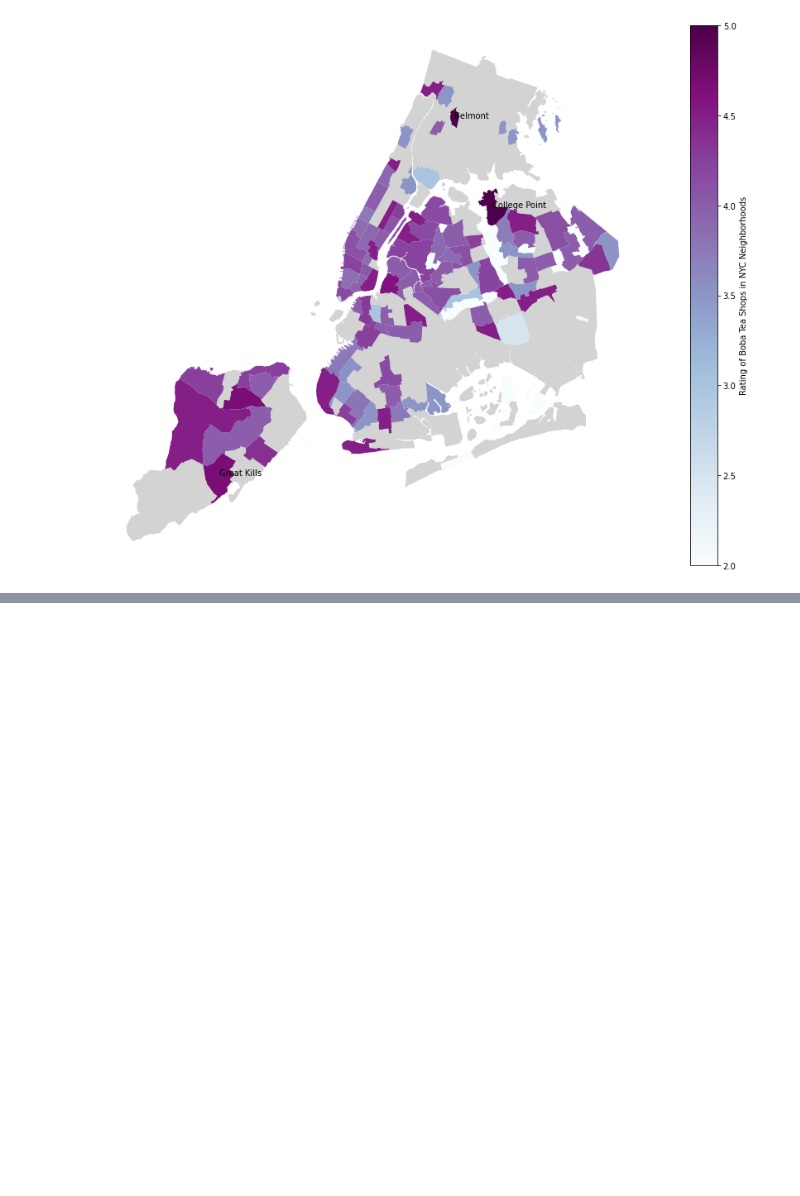
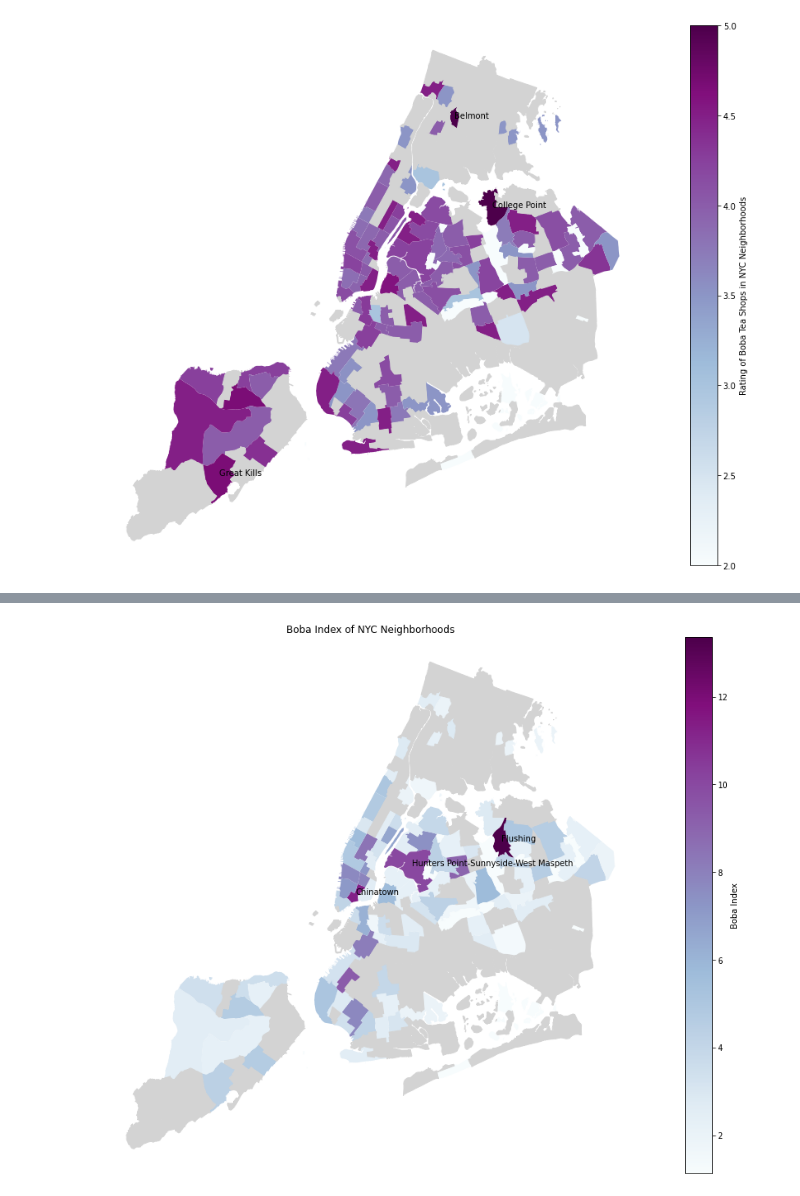
Before and after one commit to mebauer/boba-nyc, a Jupyter notebook: teabook/boba-maps-nyc.ipynb, the cells around one changed output, grey strips where cells are left out. Saved outputs shown, nothing was run; the diff lists cells and outputs as text; code cells hidden in the pictures; blank space fills up the shorter version.

```diff
--- a/teabook/boba-maps-nyc.ipynb
+++ b/teabook/boba-maps-nyc.ipynb
@@ -218,0 +298,6 @@ ax[1].set_axis_off()
+# %%
+# sum up the (rating * review_count) by neighborhood
+nt_raterev2 = join_df2.groupby(by='ntaname')['rate_rev'].sum().sort_values(ascending=True)
+nt_raterev2 = nt_raterev2.reset_index()
+nt_raterev2.columns = ['ntaname','rate_rev']
+nt_raterev2.head()
@@ -218,0 +311,9 @@ ax[1].set_axis_off()
+# %%
+# merge to the neighborhood geodataframe
+group_nt_gdf2 = group_nt_gdf2.merge(nt_count, how='left', left_on='ntaname', right_on='ntaname')
+group_nt_gdf2 = group_nt_gdf2.merge(nt_rating, how='left', left_on='ntaname', right_on='ntaname')
+group_nt_gdf2 = group_nt_gdf2.merge(nt_revcount, how='left', left_on='ntaname', right_on='ntaname')
+
+group_nt_gdf2 = group_nt_gdf2.merge(nt_raterev2, how='left', left_on='ntaname', right_on='ntaname')
+
+group_nt_gdf2.head()
@@ -218,0 +329,14 @@ ax[1].set_axis_off()
+# %%
+group_nt_gdf2['boba_index'] = (
+
+    # review counts-weighted rating...
+    group_nt_gdf2['rate_rev']                        # sum of (rating * review counts) in neighborhood
+    / group_nt_gdf2['review_count']                  # / (the total review counts in neighborhood)
+
+    # consider competition...
+    * np.sqrt(group_nt_gdf2['counts'])               # * (square root of total boba shop count in neighborhood)
+    / (np.sqrt(group_nt_gdf2['counts'])).mean()      # / (mean of square root boba shop count in whole NYC)
+
+)
+
+group_nt_gdf2.head()
@@ -218,0 +350,18 @@ ax[1].set_axis_off()
+# %%
+# create a choropleth map of Baba Index in NYC neighborhoods
+
+fig, ax = plt.subplots(figsize=(20, 12), sharey=False)
+
+ax.title.set_text('Boba Index of NYC Neighborhoods')
+missing_kwds={"color": "lightgrey","edgecolor": "lightgrey","label": "Missing values"}
+group_nt_gdf2.plot(
+    ax=ax, column='boba_index', cmap='BuPu', edgecolor="none", linewidth=1, legend=True,
+    legend_kwds = {'label': "Boba Index"}, missing_kwds=missing_kwds)
+
+top_rated = group_nt_gdf2.sort_values("boba_index", ascending=False)[0:3]
+for x, y, label in zip(top_rated.label_geometry.x, top_rated.label_geometry.y, top_rated.ntaname):
+    ax.annotate(label, xy=(x, y))
+
+ax.set_axis_off()
+# %% [output]
+[figure, added]
```
Also changed, not shown: parts of 25 cells of this notebook.
